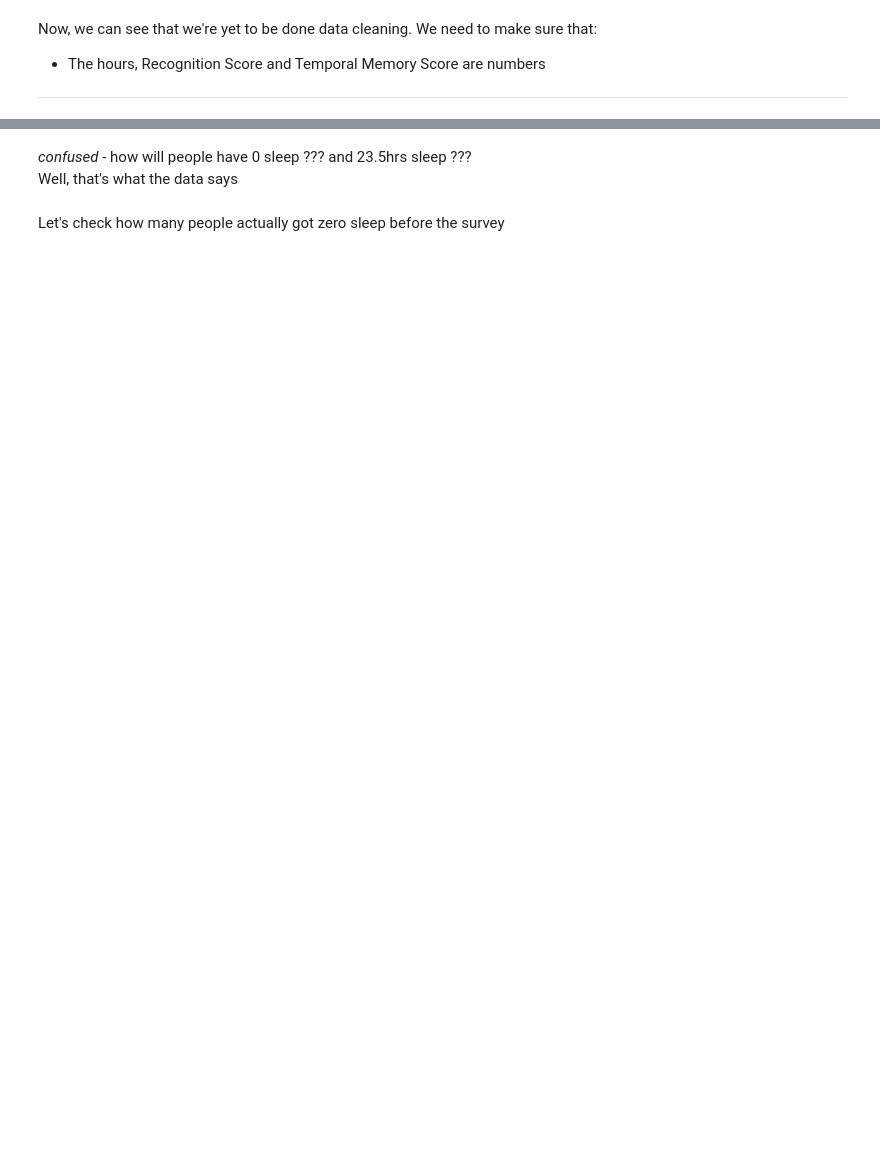
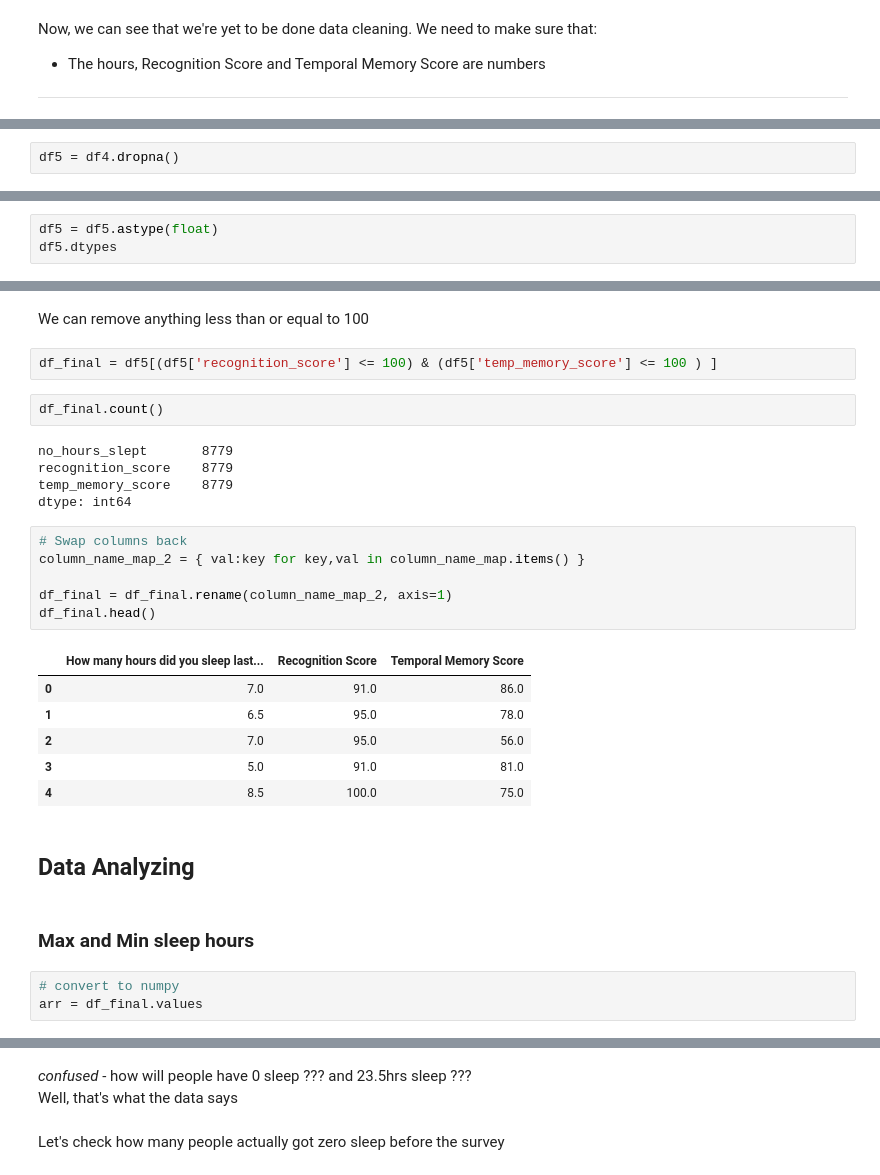
Before and after one commit to tejuafonja/DS-notebooks, a Jupyter notebook: analyzing-bbc-face-recognition-data.ipynb, the cells around one changed output, grey strips where cells are left out. Cells and saved outputs as stored; diff of their text form; blank space fills up the shorter version.

```diff
--- a/analyzing-bbc-face-recognition-data.ipynb
+++ b/analyzing-bbc-face-recognition-data.ipynb
@@ -141,0 +211,2 @@ numpy.ndarray
+# %%
+df5 = df4.dropna()
@@ -141,0 +233,3 @@ numpy.ndarray
+# %%
+df5 = df5.astype(float)
+df5.dtypes
@@ -142,3 +250,34 @@ numpy.ndarray
+# %% [markdown]
+We can remove anything less than or equal to 100
+# %%
+df_final = df5[(df5['recognition_score'] <= 100) & (df5['temp_memory_score'] <= 100 ) ]
+# %%
+df_final.count()
+# %% [output]
+no_hours_slept       8779
+recognition_score    8779
+temp_memory_score    8779
+dtype: int64
+# %%
+# Swap columns back
+column_name_map_2 = { val:key for key,val in column_name_map.items() }
+
+df_final = df_final.rename(column_name_map_2, axis=1)
+df_final.head()
+# %% [output]
+|  | How many hours did you sleep last... | Recognition Score | Temporal Memory Score |
+| 0 | 7.0 | 91.0 | 86.0 |
+| 1 | 6.5 | 95.0 | 78.0 |
+| 2 | 7.0 | 95.0 | 56.0 |
+| 3 | 5.0 | 91.0 | 81.0 |
+| 4 | 8.5 | 100.0 | 75.0 |
+# %% [markdown]
+##  Data Analyzing
+# %% [markdown]
+### Max and Min sleep hours
+# %%
+# convert to numpy
+arr = df_final.values
 # %%
 arr.shape
 # %% [output]
```
Also changed, not shown: parts of 118 cells of this notebook.
